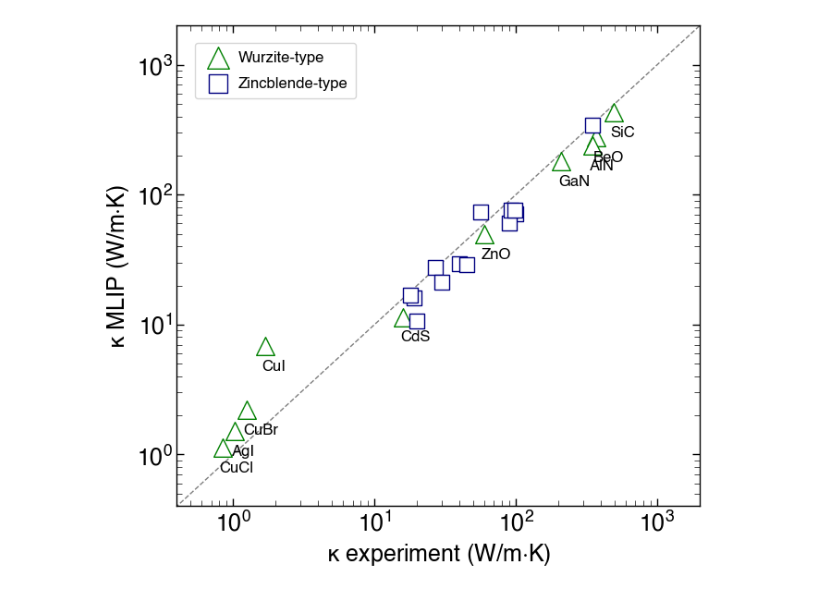
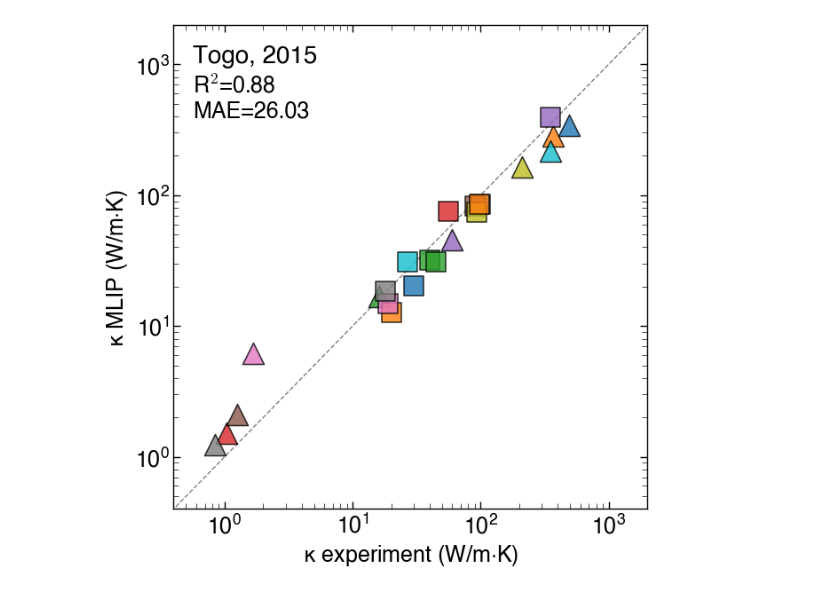
Before and after one commit to bffntocffn/LTC3, a Jupyter notebook: example/test.ipynb, the cells around one changed output. Drawn from its saved outputs; the diff is of its cells as text; code cells hidden in the pictures.

```diff
--- a/example/test.ipynb
+++ b/example/test.ipynb
@@ -71,19 +72,34 @@ df
 # %%
-fig, ax = plt.subplots(figsize=(6.5,6.5))
-ax.plot([0.1, 2*10**3], [0.1, 2*10**3], color='gray', linestyle='--' ,linewidth=1, zorder=0)
-ax.scatter(df_wz['exp'], df_wz['omni-omat24'], label='Wurzite-type', marker='^', color='white', edgecolor='green', s=200)
-ax.scatter(df_zb['exp'], df_zb['omni-omat24'], label='Zincblende-type', marker='s', color='white', edgecolor='navy', s=130)
-ax.tick_params(axis='both', which='both', direction='in', top=True, right=True)
-ax.set_xscale('log')
-ax.set_yscale('log')
-ax.set_xlabel(r"κ experiment (W/m$\cdot$K)")
-ax.set_ylabel(r"κ MLIP (W/m$\cdot$K)")
-ax.set_xlim(0.4, 2*10**3)
-ax.set_ylim(0.4, 2*10**3)
-ax.legend(frameon=True, fontsize=12,markerscale=1.2, handletextpad=0.3, borderpad=0.5, labelspacing=0.8, bbox_to_anchor=(0.02, 0.98), loc='upper left')
+def plot(mlip):
+
+    fig, ax = plt.subplots(figsize=(6.5,6.5))
+    ax.plot([0.1, 2*10**3], [0.1, 2*10**3], color='gray', linestyle='--' ,linewidth=1, zorder=0)
+
+    for i in range(len(df_wz)):
+        ax.scatter(df_wz.iloc[i]['exp'], df_wz.iloc[i][mlip], marker='^', s=300, edgecolors='k', linewidths=1.1, alpha = 0.8)
+    for i in range(len(df_zb)):
+        ax.scatter(df_zb.iloc[i]['exp'], df_zb.iloc[i][mlip], marker='s', s=230, edgecolors='k', linewidths=1.1, alpha = 0.8)
+
+    r2 = r2_score(df['exp'], df[mlip])
+    mae = mean_absolute_error(df['exp'], df[mlip])
+    ax.text(0.04, 0.96, mlip, transform=ax.transAxes, fontsize=20,
+            verticalalignment='top', horizontalalignment='left')
+    ax.text(0.04, 0.90, f'R$^2$={r2:.2f}\nMAE={mae:.2f}', transform=ax.transAxes, fontsize=18,
+            verticalalignment='top', horizontalalignment='left',)
 
 
-for x, y, lbl in zip(df_wz['exp'], df_wz['omni-omat24'], df_wz['name']):
-    plt.text(x*0.95, y*0.65, lbl, fontsize=12)  # offset a bit so text isn’t on top
+    ax.tick_params(axis='both', which='both', direction='in', top=True, right=True)
+    ax.set_xscale('log')
+    ax.set_yscale('log')
+    ax.set_xlabel(r"κ experiment (W/m$\cdot$K)")
+    ax.set_ylabel(r"κ MLIP (W/m$\cdot$K)")
+    ax.set_xlim(0.4, 2*10**3)
+    ax.set_ylim(0.4, 2*10**3)
+    # ax.legend(frameon=True, fontsize=12,markerscale=1.2, handletextpad=0.3, borderpad=0.5, labelspacing=0.8, bbox_to_anchor=(0.02, 0.98), loc='upper left')
+    plt.tight_layout()
+    plt.savefig(f'rta_exp_{mlip}.png', dpi=300, transparent=True, bbox_inches='tight')
+    plt.show()
-# %% [output]
-[figure, removed]
+# %%
+plot('Togo, 2015')
+# %% [output]
+[figure, added]
```
Also changed, not shown: parts of 3 cells of this notebook, 9 other files.
